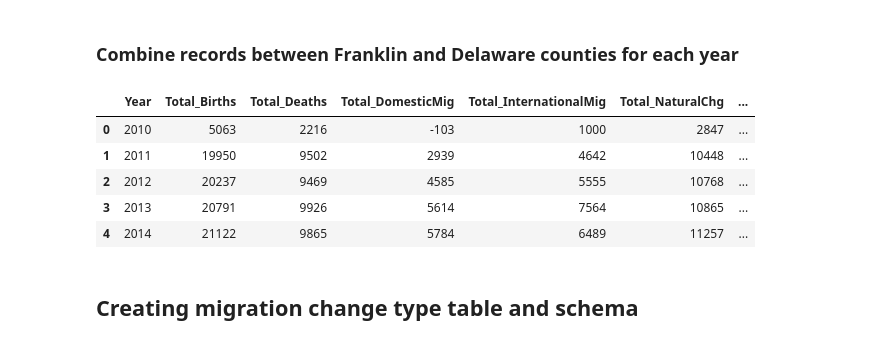
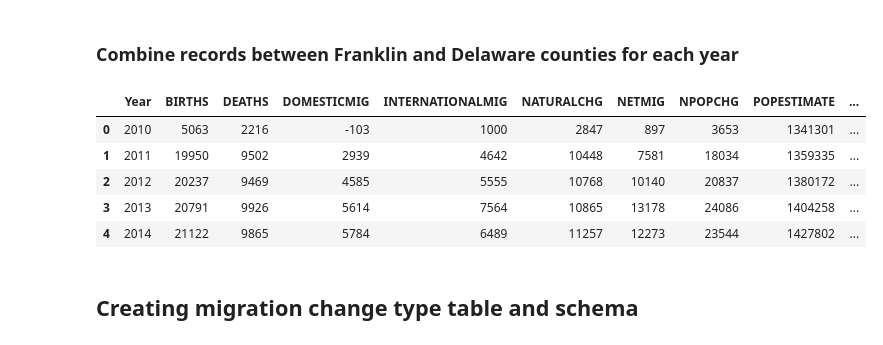
Before and after one commit to olivergwynn/OliverFirstTask, a Jupyter notebook: Task1.ipynb, the cells around one changed output. Drawn from its saved outputs; the diff is of its cells as text; code cells hidden in the pictures.

```diff
--- a/Task1.ipynb
+++ b/Task1.ipynb
@@ -259,7 +257,3 @@ data = data[data['CTYNAME'].isin(['Delaware', 'Franklin'])]
 # %%
 # Filter for Years between 2010-2021
 data = data[(data['Year'] >= 2010) & (data['Year'] <= 2021)]
-
-#Convert 'Year' variable type to Integer
-data['Year'] = data['Year'].astype(int)
-data.head()
@@ -276,24 +262,24 @@ data.head()
 # %%
 # Group by 'YEAR' and calculate sums for the specified columns
 data = data.groupby('Year').agg(
-    Total_Births=pd.NamedAgg(column='BIRTHS', aggfunc='sum'),
-    Total_Deaths=pd.NamedAgg(column='DEATHS', aggfunc='sum'),
-    Total_DomesticMig=pd.NamedAgg(column='DOMESTICMIG', aggfunc='sum'),
-    Total_InternationalMig=pd.NamedAgg(column='INTERNATIONALMIG', aggfunc='sum'),
-    Total_NaturalChg=pd.NamedAgg(column='NATURALCHG', aggfunc='sum'),
-    Total_NetMig=pd.NamedAgg(column='NETMIG', aggfunc='sum'),
-    Total_NPopChg=pd.NamedAgg(column='NPOPCHG', aggfunc='sum'),
-    Total_PopEstimate=pd.NamedAgg(column='POPESTIMATE', aggfunc='sum'),
-    Total_Residual=pd.NamedAgg(column='RESIDUAL', aggfunc='sum')
+    BIRTHS=pd.NamedAgg(column='BIRTHS', aggfunc='sum'),
+    DEATHS=pd.NamedAgg(column='DEATHS', aggfunc='sum'),
+    DOMESTICMIG=pd.NamedAgg(column='DOMESTICMIG', aggfunc='sum'),
+    INTERNATIONALMIG=pd.NamedAgg(column='INTERNATIONALMIG', aggfunc='sum'),
+    NATURALCHG=pd.NamedAgg(column='NATURALCHG', aggfunc='sum'),
+    NETMIG=pd.NamedAgg(column='NETMIG', aggfunc='sum'),
+    NPOPCHG=pd.NamedAgg(column='NPOPCHG', aggfunc='sum'),
+    POPESTIMATE=pd.NamedAgg(column='POPESTIMATE', aggfunc='sum'),
+    RESIDUAL=pd.NamedAgg(column='RESIDUAL', aggfunc='sum')
 ).reset_index()
 data.head()
 # %% [output]
-|  | Year | Total_Births | Total_Deaths | Total_DomesticMig | Total_InternationalMig | Total_NaturalChg | ... |
-| 0 | 2010 | 5063 | 2216 | -103 | 1000 | 2847 | ... |
-| 1 | 2011 | 19950 | 9502 | 2939 | 4642 | 10448 | ... |
-| 2 | 2012 | 20237 | 9469 | 4585 | 5555 | 10768 | ... |
-| 3 | 2013 | 20791 | 9926 | 5614 | 7564 | 10865 | ... |
-| 4 | 2014 | 21122 | 9865 | 5784 | 6489 | 11257 | ... |
+|  | Year | BIRTHS | DEATHS | DOMESTICMIG | INTERNATIONALMIG | NATURALCHG | NETMIG | NPOPCHG | POPESTIMATE | ... |
+| 0 | 2010 | 5063 | 2216 | -103 | 1000 | 2847 | 897 | 3653 | 1341301 | ... |
+| 1 | 2011 | 19950 | 9502 | 2939 | 4642 | 10448 | 7581 | 18034 | 1359335 | ... |
+| 2 | 2012 | 20237 | 9469 | 4585 | 5555 | 10768 | 10140 | 20837 | 1380172 | ... |
+| 3 | 2013 | 20791 | 9926 | 5614 | 7564 | 10865 | 13178 | 24086 | 1404258 | ... |
+| 4 | 2014 | 21122 | 9865 | 5784 | 6489 | 11257 | 12273 | 23544 | 1427802 | ... |
 # %% [markdown]
 ## Creating migration change type table and schema
 # %% [markdown]
```
Also changed, not shown: parts of 14 cells of this notebook, 5 other files.
